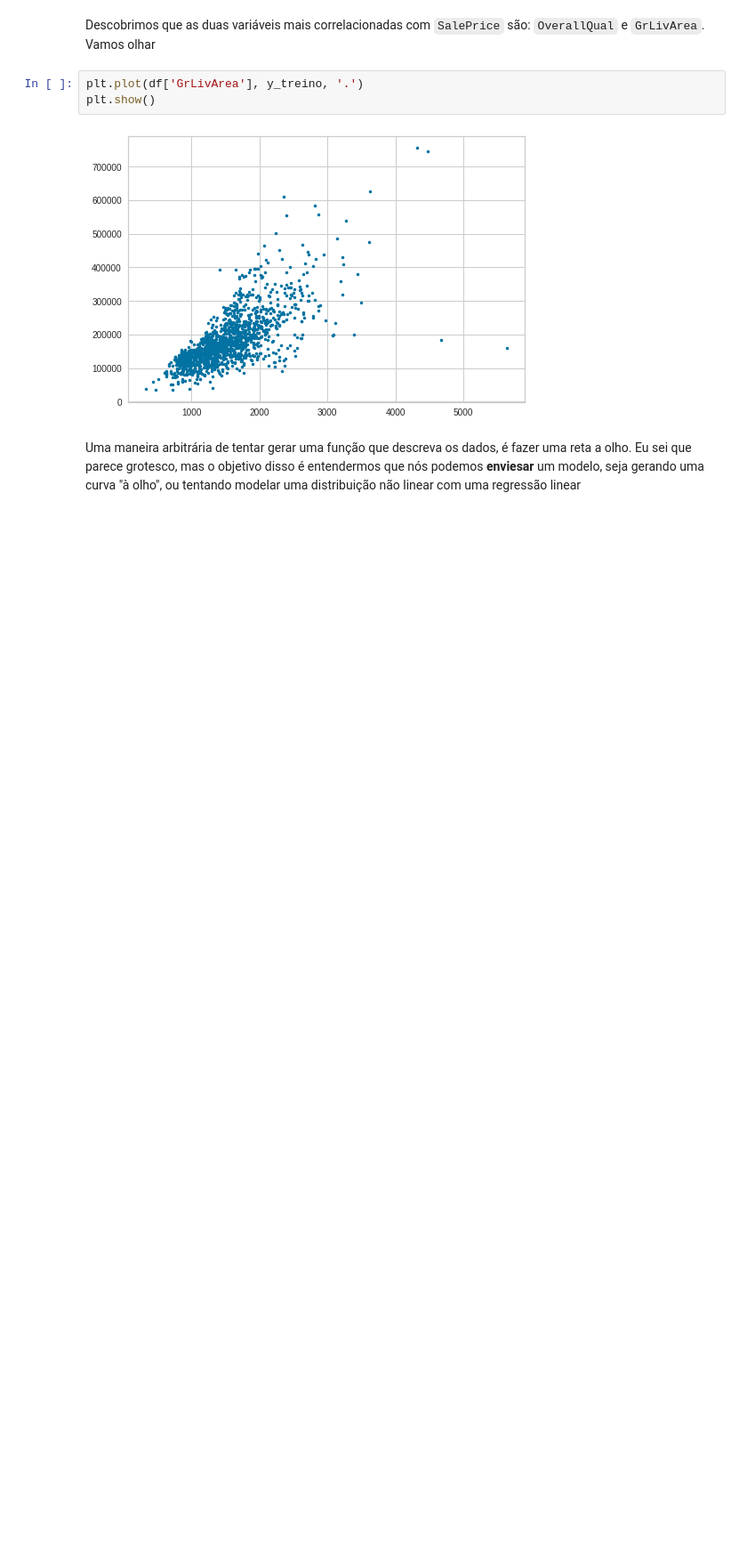
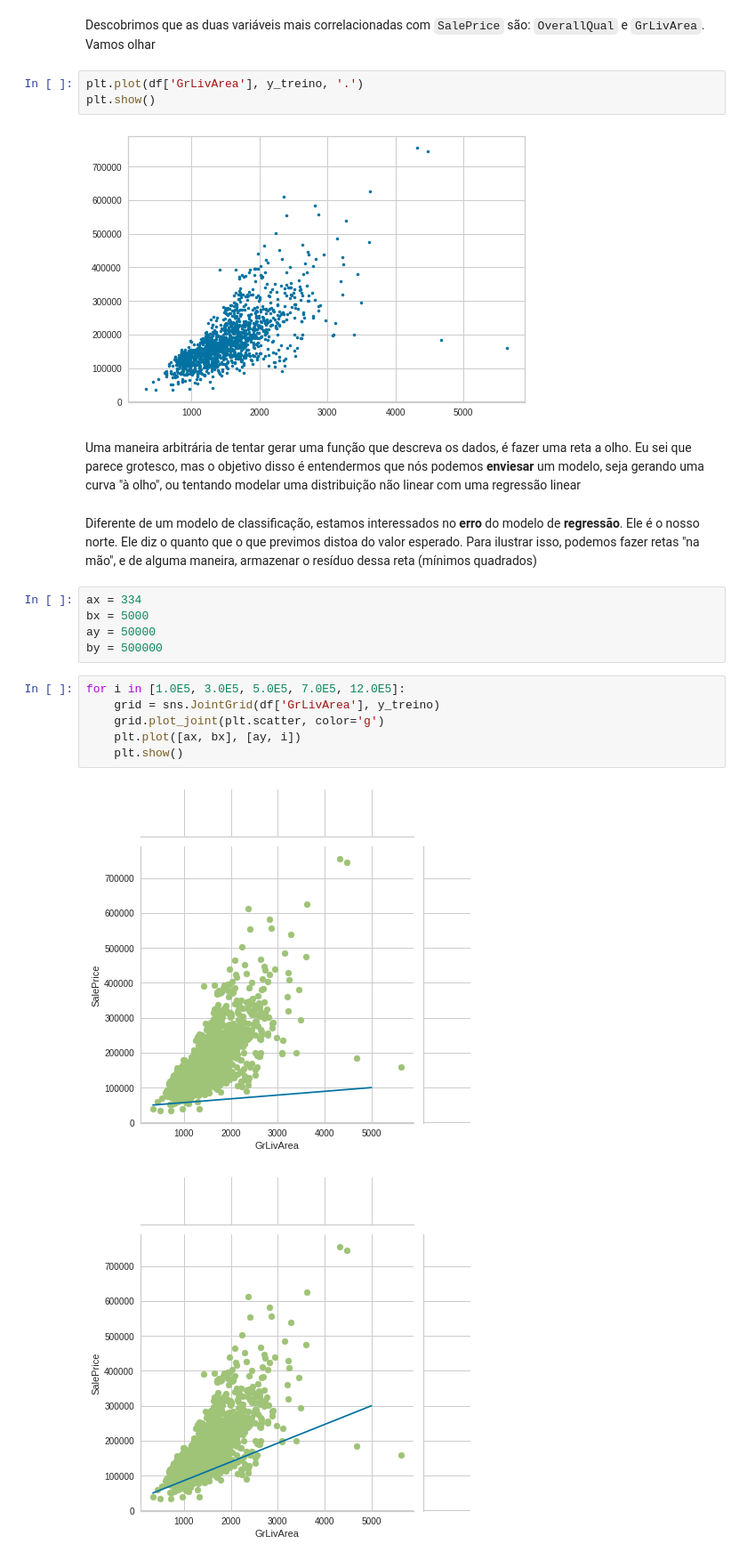
Before and after one commit to mikaelcordeiro/semanas, a Jupyter notebook: semana8/semana_8.ipynb, the cells around one changed output. Shown: that part at 89% size. Saved outputs shown, nothing was run; the diff lists cells and outputs as text; blank space fills up the shorter version.

Commit message:
insere comparativos de retas para explicar mínimos quadrados

```diff
--- a/semana8/semana_8.ipynb
+++ b/semana8/semana_8.ipynb
@@ -63,3 +63,19 @@ plt.show()
 [figure]
 # %% [markdown]
 Uma maneira arbitrária de tentar gerar uma função que descreva os dados, é fazer uma reta a olho. Eu sei que parece grotesco, mas o objetivo disso é entendermos que nós podemos **enviesar** um modelo, seja gerando uma curva "à olho", ou tentando modelar uma distribuição não linear com uma regressão linear
+# %% [markdown]
+Diferente de um modelo de classificação, estamos interessados no **erro** do modelo de **regressão**. Ele é o nosso norte. Ele diz o quanto que o que previmos distoa do valor esperado. Para ilustrar isso, podemos fazer retas "na mão", e de alguma maneira, armazenar o resíduo dessa reta (mínimos quadrados)
+# %%
+ax = 334
+bx = 5000
+ay = 50000
+by = 500000
+# %%
+for i in [1.0E5, 3.0E5, 5.0E5, 7.0E5, 12.0E5]:
+    grid = sns.JointGrid(df['GrLivArea'], y_treino)
+    grid.plot_joint(plt.scatter, color='g')
+    plt.plot([ax, bx], [ay, i])
+    plt.show()
+# %% [output]
+[figure, added]
+[figure, added]
```
Also changed, not shown: parts of 16 cells of this notebook.
